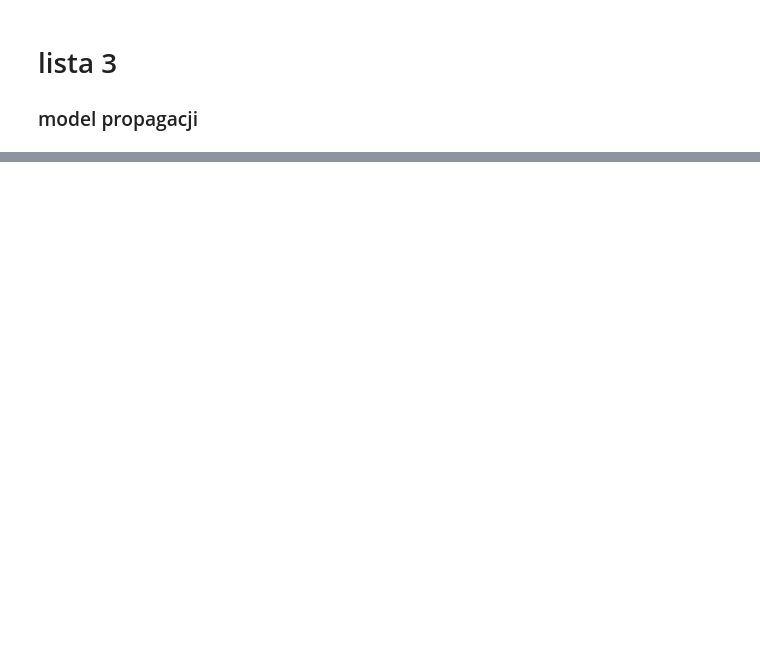
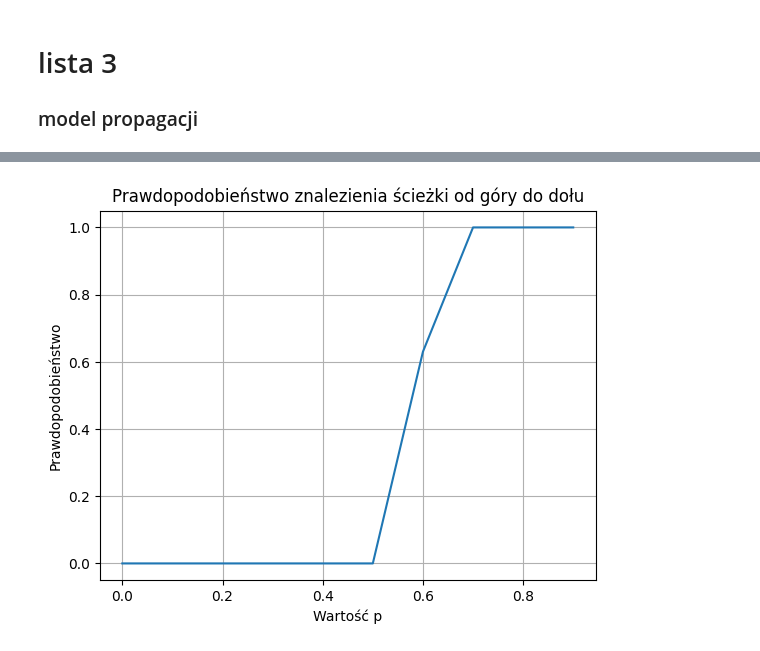
Before and after one commit to MariaNowacka/4-semestr, a Jupyter notebook: fizyka/fizyka2.ipynb, the cells around one changed output, grey strips where cells are left out. Drawn from its saved outputs; the diff is of its cells as text; code cells hidden in the pictures; blank space fills up the shorter version.

```diff
--- a/fizyka/fizyka2.ipynb
+++ b/fizyka/fizyka2.ipynb
@@ -70,26 +70,28 @@ liczba_prob = 100  # Liczba prób dla każdej wartości p
 wyniki = []
 macierz = np.zeros((m, n))
 # %%
-for p in np.arange(0, 1.01, 0.01):
+for p in np.arange(0, 1, 0.1):
     sukcesy = 0
     for _ in range(liczba_prob):
         macierz = site(m,n,p)
 
         for x in range(n):
             if macierz[0][x] == 1:
                 macierz[0][x] += 1
 
         macierz = propagacja(macierz)
 
         if macierz[m - 1].max() > 1:  # Jeśli na ostatnim wierszu znajduje się wartość większa niż 1, oznacza to, że istnieje ścieżka od góry do dołu
             sukcesy += 1
 
     prawdopodobienstwo = sukcesy / liczba_prob
     wyniki.append(prawdopodobienstwo)
 
-plt.plot(np.arange(0, 1.01, 0.01), wyniki)
+plt.plot(np.arange(0, 1, 0.1), wyniki)
 plt.title('Prawdopodobieństwo znalezienia ścieżki od góry do dołu')
 plt.xlabel('Wartość p')
 plt.ylabel('Prawdopodobieństwo')
 plt.grid(True)
 plt.show()
+# %% [output]
+[figure, added]
```
Also changed, not shown: parts of 3 cells of this notebook.
